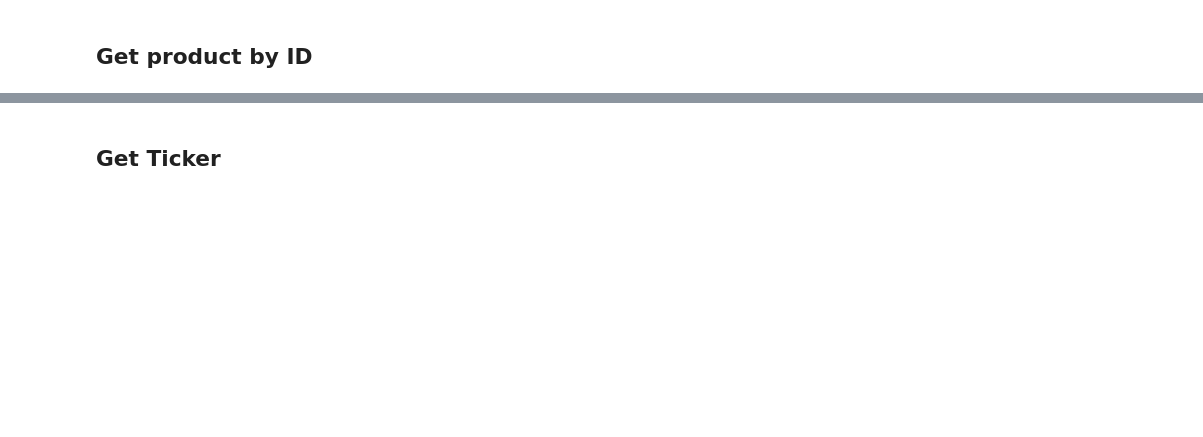
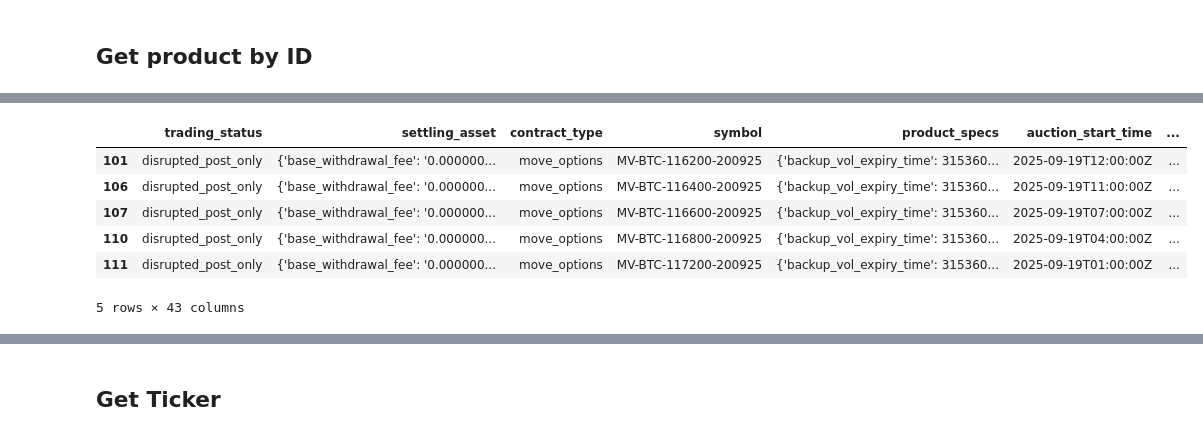
Before and after one commit to mynamerahulkumar/algotradingdeltaindiaYT, a Jupyter notebook: 1cryptoalgotradingdelta/1DeltaExchangeTrade.ipynb, the cells around one changed output, grey strips where cells are left out. Saved outputs shown, nothing was run; the diff lists cells and outputs as text; code cells hidden in the pictures; blank space fills up the shorter version.

```diff
--- a/1cryptoalgotradingdelta/1DeltaExchangeTrade.ipynb
+++ b/1cryptoalgotradingdelta/1DeltaExchangeTrade.ipynb
@@ -190,3 +214,15 @@ delta_client.get_product('C-ETH-3740-050825')
+# %%
+btcdf = symdf[(symdf.expiry ==expiryDate.date() )& (symdf.contract_unit_currency == 'BTC') ]
+# %%
+btcdf.head()
+# %% [output]
+|  | trading_status | settling_asset | contract_type | symbol | product_specs | auction_start_time | ... |
+| 101 | disrupted_post_only | {'base_withdrawal_fee': '0.000000... | move_options | MV-BTC-116200-200925 | {'backup_vol_expiry_time': 315360... | 2025-09-19T12:00:00Z | ... |
+| 106 | disrupted_post_only | {'base_withdrawal_fee': '0.000000... | move_options | MV-BTC-116400-200925 | {'backup_vol_expiry_time': 315360... | 2025-09-19T11:00:00Z | ... |
+| 107 | disrupted_post_only | {'base_withdrawal_fee': '0.000000... | move_options | MV-BTC-116600-200925 | {'backup_vol_expiry_time': 315360... | 2025-09-19T07:00:00Z | ... |
+| 110 | disrupted_post_only | {'base_withdrawal_fee': '0.000000... | move_options | MV-BTC-116800-200925 | {'backup_vol_expiry_time': 315360... | 2025-09-19T04:00:00Z | ... |
+| 111 | disrupted_post_only | {'base_withdrawal_fee': '0.000000... | move_options | MV-BTC-117200-200925 | {'backup_vol_expiry_time': 315360... | 2025-09-19T01:00:00Z | ... |
+5 rows × 43 columns
 # %%
 ethdf = symdf[(symdf.expiry ==expiryDate.date() )& (symdf.contract_unit_currency == 'ETH') ]
 # %%
```
Also changed, not shown: parts of 35 cells of this notebook, 12 other files.
